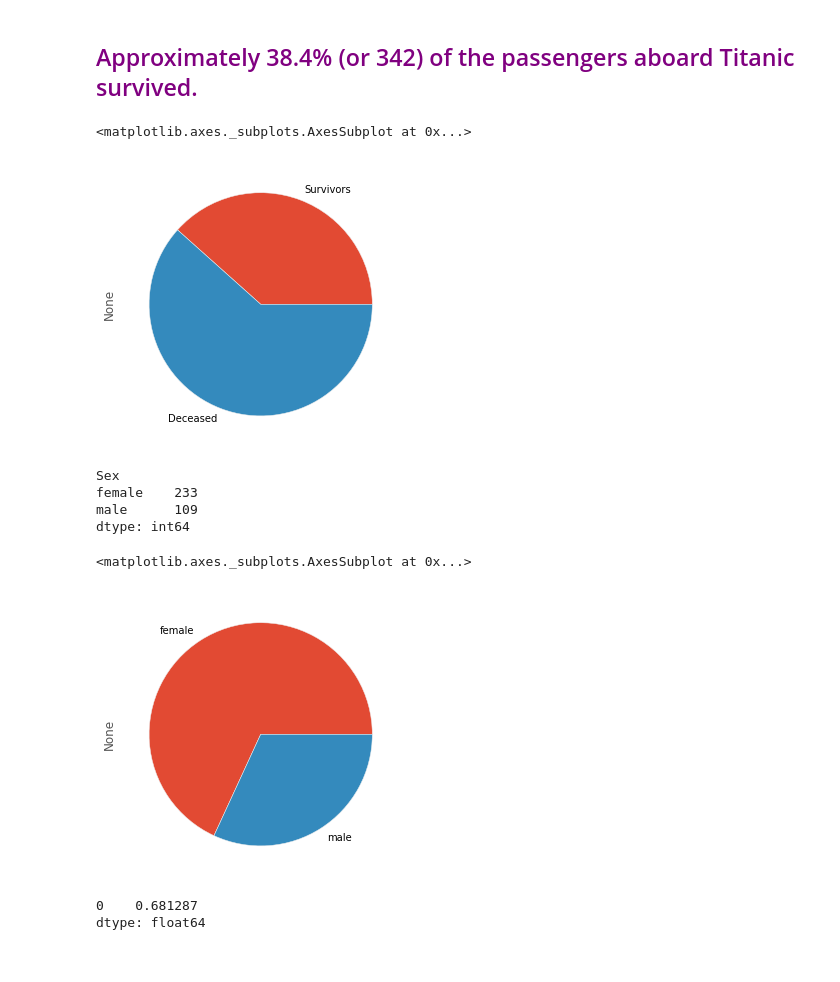
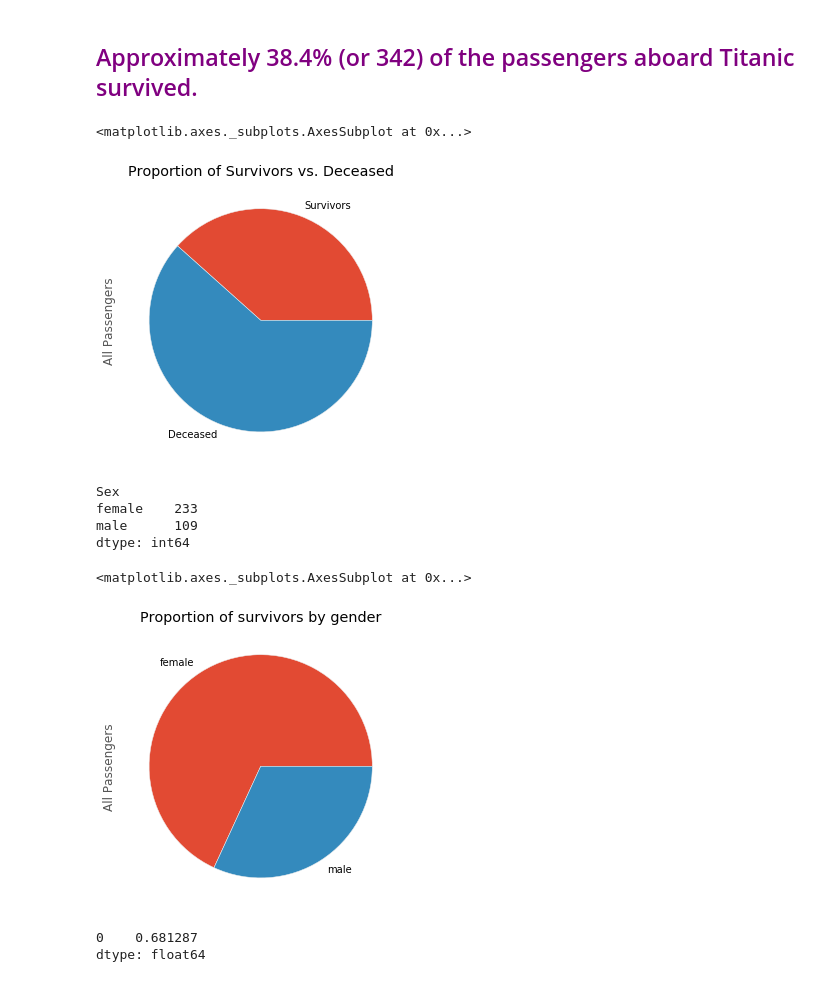
Before and after one commit to rdewolf127/Tinker-Python, a Jupyter notebook: Titanic.ipynb, the cells around one changed output. Drawn from its saved outputs; the diff is of its cells as text; code cells hidden in the pictures.

Commit message:
Update titanic

```diff
--- a/Titanic.ipynb
+++ b/Titanic.ipynb
@@ -53,6 +98,6 @@ import statsmodels.api as sm
 # %%
 #upload titanic data & get basic info
-titanic = pd.read_csv('C:/Users/ReneeD/Desktop/Kaggle/train.csv')
+titanic = pd.read_csv('../titanic_data.csv')
 print titanic.info()
 titanic.head()
 # %% [output]
@@ -201,10 +208,10 @@ float(TotSurvivor) / float(Passengers)
 survivors_and_deceased = pd.Series([TotSurvivor, float(Passengers)-TotSurvivor], index=['Survivors', 'Deceased'])
 # %%
 #plot the proportion of survivors
-survivors_and_deceased.plot.pie(figsize=(5,5))
+survivors_and_deceased.plot.pie(figsize=(5,5), title = 'Proportion of Survivors vs. Deceased', label = 'All Passengers')
 # %% [output]
 <matplotlib.axes._subplots.AxesSubplot at 0x...>
-[figure, old version]
+[figure, new version]
 # %%
 #Group survivors by gender
 survivors_by_gender = SURVIVORS.groupby('Sex').size()
@@ -216,10 +223,10 @@ male      109
 dtype: int64
 # %%
 #plot gender distribution of survivors
-survivors_by_gender.plot.pie(figsize=(5,5))
+survivors_by_gender.plot.pie(figsize=(5,5), title='Proportion of survivors by gender', label = 'All Passengers')
 # %% [output]
 <matplotlib.axes._subplots.AxesSubplot at 0x...>
-[figure, old version]
+[figure, new version]
 # %%
 #Set gender as DataFrame
 GENDER = pd.DataFrame(survivors_by_gender)
```
Also changed, not shown: parts of 25 cells of this notebook.
